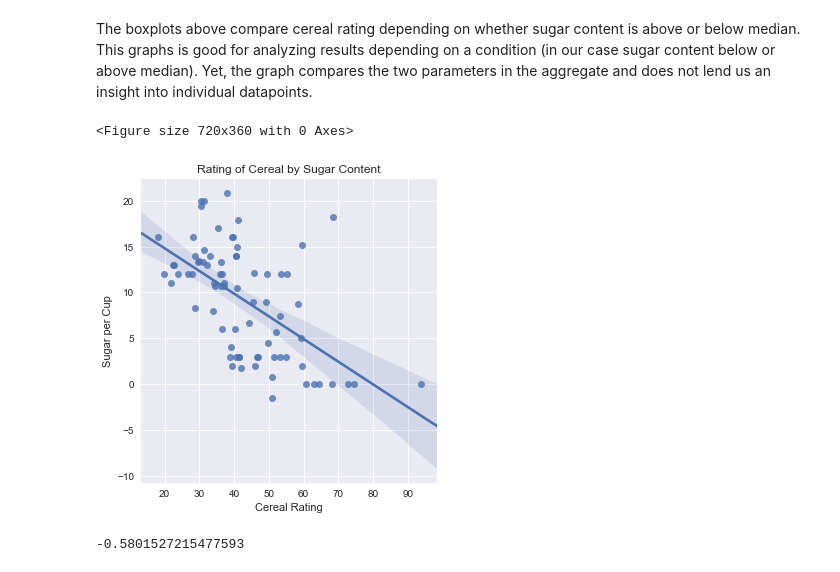
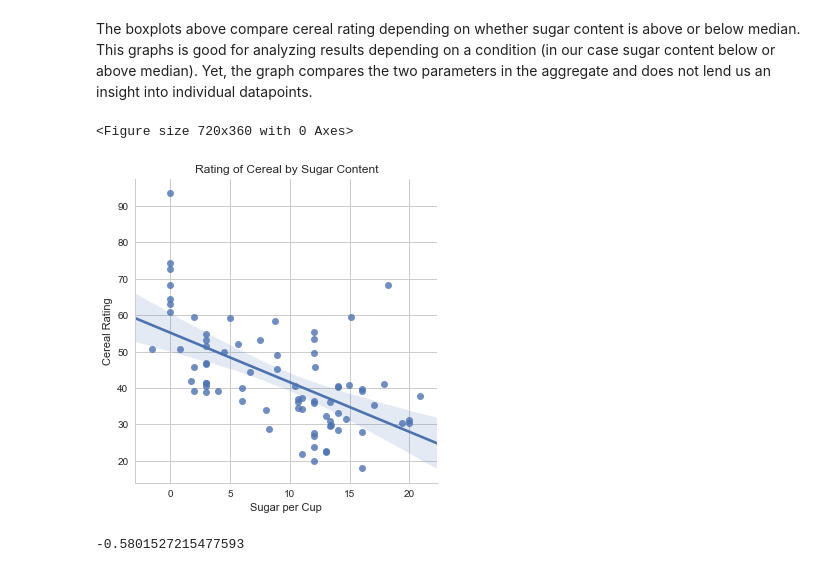
Before and after one commit to innawendell/Describing-Data-, a Jupyter notebook: Drill_present_data_vis.ipynb, the cells around one changed output. Cells and saved outputs as stored; diff of their text form; code cells hidden in the pictures.

```diff
--- a/Drill_present_data_vis.ipynb
+++ b/Drill_present_data_vis.ipynb
@@ -119,14 +119,14 @@ plt.show()
 The boxplots above compare cereal rating depending on whether sugar content is above or below median. This graphs is good for analyzing results depending on a condition (in our case sugar content below or above median). Yet, the graph compares the two parameters in the aggregate and does not lend us an insight into individual datapoints.
 # %%
 plt.figure(figsize=(10,5))
-g = sns.lmplot(y= 'sugars_new', x='rating', data = cereal, fit_reg=True)
-plt.ylabel('Sugar per Cup')
-plt.xlabel('Cereal Rating')
+g = sns.lmplot(x='sugars_new',y= 'rating', data = cereal, fit_reg=True)
+plt.xlabel('Sugar per Cup')
+plt.ylabel('Cereal Rating')
 plt.title('Rating of Cereal by Sugar Content')
 plt.show()
 # %% [output]
 <Figure size 720x360 with 0 Axes>
-[figure, old version]
+[figure, new version]
 # %%
 cereal['rating'].corr(cereal['sugars_new'])
 # %% [output]
```
Also changed, not shown: parts of 4 cells of this notebook.
